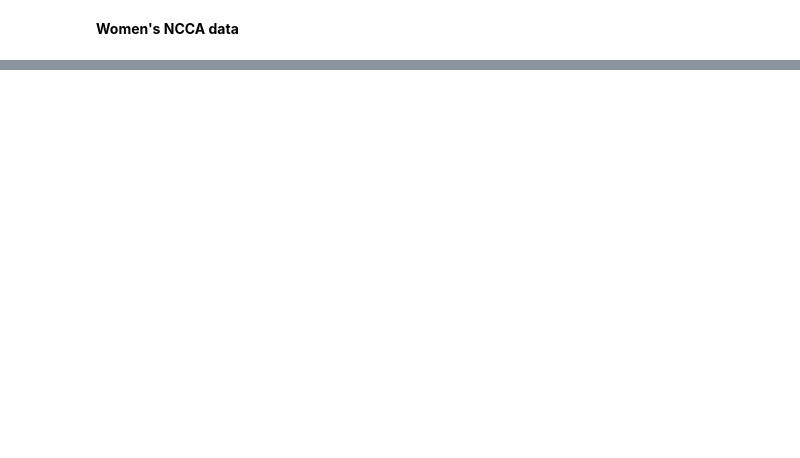
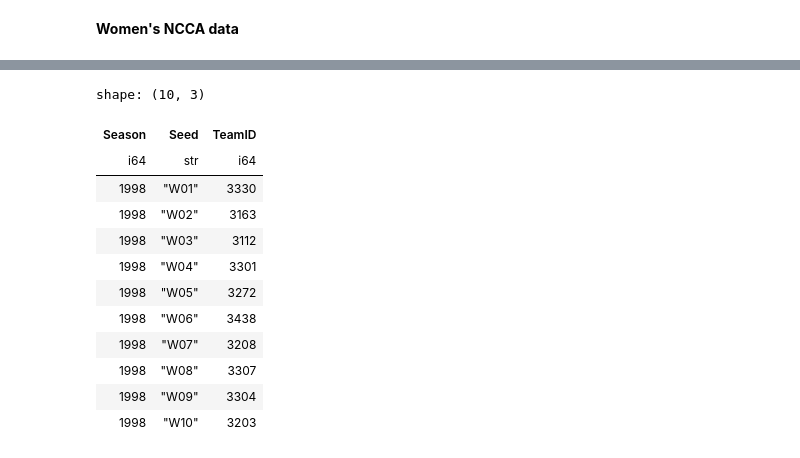
Before and after one commit to wojciech-kielbowicz-it/GitHub-Competition-Code, a Jupyter notebook: march-machine-learning-mania-2026/notebooks/01-exploration_cleaning_feature_engineering.ipynb, the cells around one changed output, grey strips where cells are left out. Saved outputs shown, nothing was run; the diff lists cells and outputs as text; code cells hidden in the pictures; blank space fills up the shorter version.

Commit message:
Create & Transform w_tourney_seed_lf

```diff
--- a/march-machine-learning-mania-2026/notebooks/01-exploration_cleaning_feature_engineering.ipynb
+++ b/march-machine-learning-mania-2026/notebooks/01-exploration_cleaning_feature_engineering.ipynb
@@ -53,0 +264,17 @@ w_tourney_detailed_lf.head(10).collect()
+# %%
+w_tourney_seed_lf: pl.LazyFrame = pl.scan_csv("../data/raw/WNCAATourneySeeds.csv")
+w_tourney_seed_lf.head(10).collect()
+# %% [output]
+shape: (10, 3)
+| Season | Seed | TeamID |
+| i64 | str | i64 |
+| 1998 | "W01" | 3330 |
+| 1998 | "W02" | 3163 |
+| 1998 | "W03" | 3112 |
+| 1998 | "W04" | 3301 |
+| 1998 | "W05" | 3272 |
+| 1998 | "W06" | 3438 |
+| 1998 | "W07" | 3208 |
+| 1998 | "W08" | 3307 |
+| 1998 | "W09" | 3304 |
+| 1998 | "W10" | 3203 |
```
Also changed, not shown: parts of 17 cells of this notebook.
